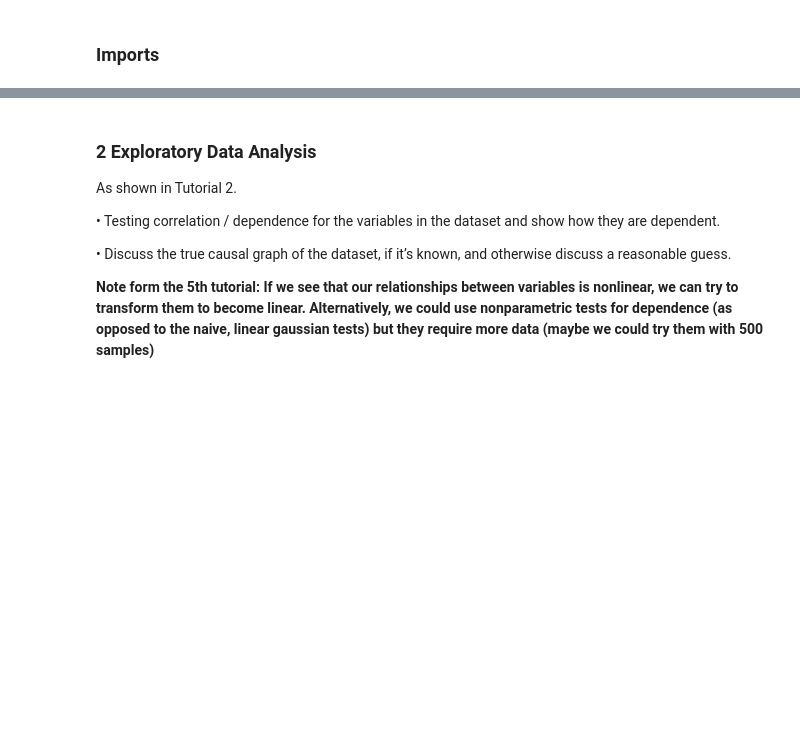
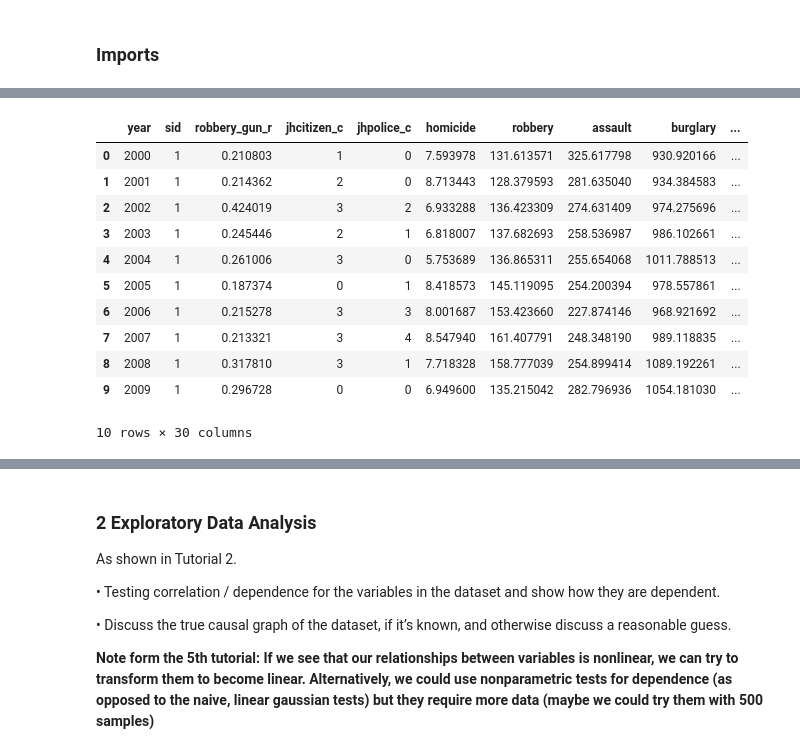
Before and after one commit to Dawlau/castle-doctrine-causality, a Jupyter notebook: eda.ipynb, the cells around one changed output, grey strips where cells are left out. Saved outputs shown, nothing was run; the diff lists cells and outputs as text; code cells hidden in the pictures; blank space fills up the shorter version.

```diff
--- a/eda.ipynb
+++ b/eda.ipynb
@@ -119,0 +224,15 @@ data = data.drop(data.columns.difference(control_variables + dependent_variables
+# %%
+data.head(10)
+# %% [output]
+|  | year | sid | robbery_gun_r | jhcitizen_c | jhpolice_c | homicide | robbery | assault | burglary | ... |
+| 0 | 2000 | 1 | 0.210803 | 1 | 0 | 7.593978 | 131.613571 | 325.617798 | 930.920166 | ... |
+| 1 | 2001 | 1 | 0.214362 | 2 | 0 | 8.713443 | 128.379593 | 281.635040 | 934.384583 | ... |
+| 2 | 2002 | 1 | 0.424019 | 3 | 2 | 6.933288 | 136.423309 | 274.631409 | 974.275696 | ... |
+| 3 | 2003 | 1 | 0.245446 | 2 | 1 | 6.818007 | 137.682693 | 258.536987 | 986.102661 | ... |
+| 4 | 2004 | 1 | 0.261006 | 3 | 0 | 5.753689 | 136.865311 | 255.654068 | 1011.788513 | ... |
+| 5 | 2005 | 1 | 0.187374 | 0 | 1 | 8.418573 | 145.119095 | 254.200394 | 978.557861 | ... |
+| 6 | 2006 | 1 | 0.215278 | 3 | 3 | 8.001687 | 153.423660 | 227.874146 | 968.921692 | ... |
+| 7 | 2007 | 1 | 0.213321 | 3 | 4 | 8.547940 | 161.407791 | 248.348190 | 989.118835 | ... |
+| 8 | 2008 | 1 | 0.317810 | 3 | 1 | 7.718328 | 158.777039 | 254.899414 | 1089.192261 | ... |
+| 9 | 2009 | 1 | 0.296728 | 0 | 0 | 6.949600 | 135.215042 | 282.796936 | 1054.181030 | ... |
+10 rows × 30 columns
```
Also changed, not shown: parts of 10 cells of this notebook.
